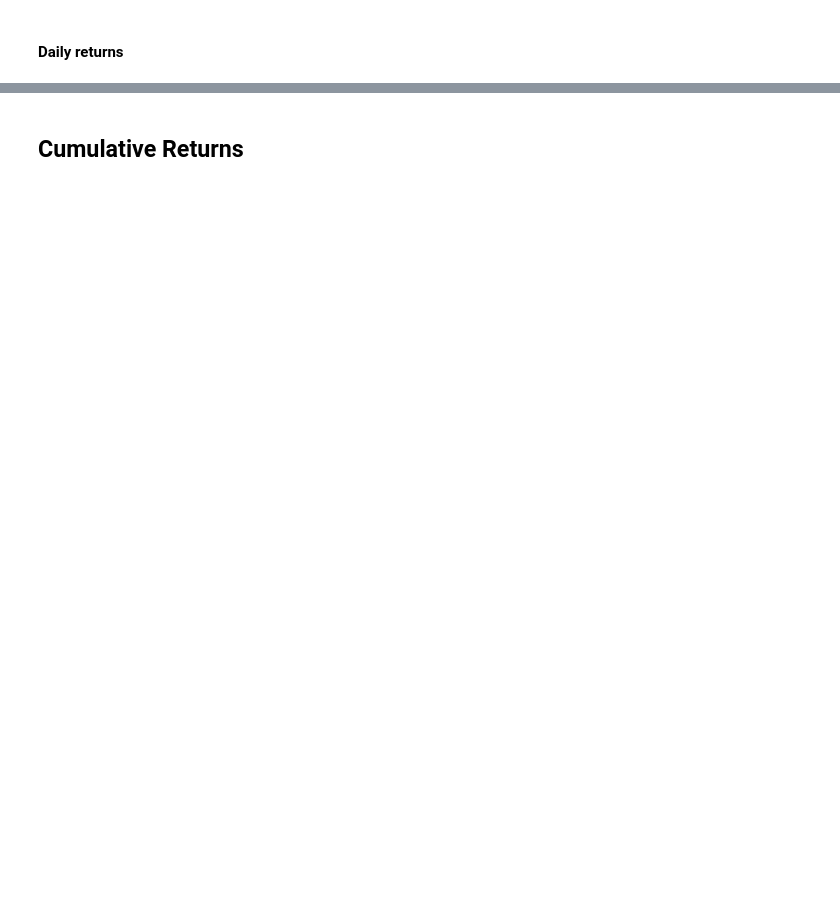
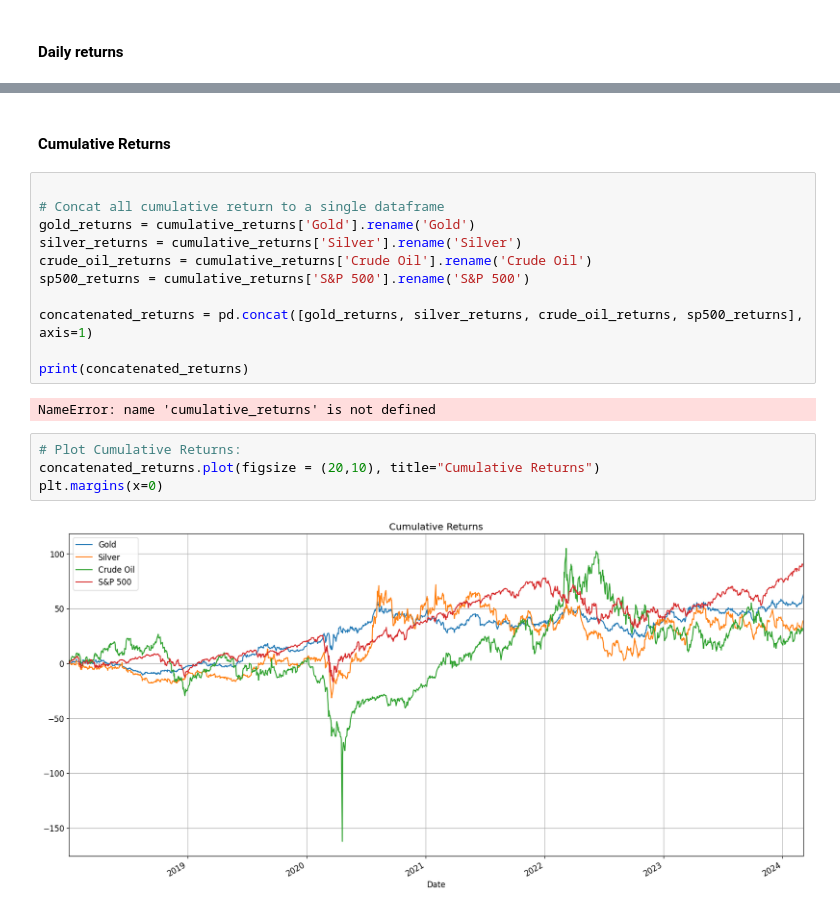
Before and after one commit to minhhieu50050/Investment-With-python, a Jupyter notebook: InvestmentPythonManagement.ipynb, the cells around one changed output, grey strips where cells are left out. Saved outputs shown, nothing was run; the diff lists cells and outputs as text; blank space fills up the shorter version.

```diff
--- a/InvestmentPythonManagement.ipynb
+++ b/InvestmentPythonManagement.ipynb
@@ -392,2 +496,21 @@ plt.show()
 # %% [markdown]
-## Cumulative Returns
+#### Cumulative Returns
+# %%
+
+# Concat all cumulative return to a single dataframe
+gold_returns = cumulative_returns['Gold'].rename('Gold')
+silver_returns = cumulative_returns['Silver'].rename('Silver')
+crude_oil_returns = cumulative_returns['Crude Oil'].rename('Crude Oil')
+sp500_returns = cumulative_returns['S&P 500'].rename('S&P 500')
+
+concatenated_returns = pd.concat([gold_returns, silver_returns, crude_oil_returns, sp500_returns], axis=1)
+
+print(concatenated_returns)
+# %% [output]
+NameError: name 'cumulative_returns' is not defined
+# %%
+# Plot Cumulative Returns:
+concatenated_returns.plot(figsize = (20,10), title="Cumulative Returns")
+plt.margins(x=0)
+# %% [output]
+[figure, added]
```
Also changed, not shown: parts of 73 cells of this notebook.
